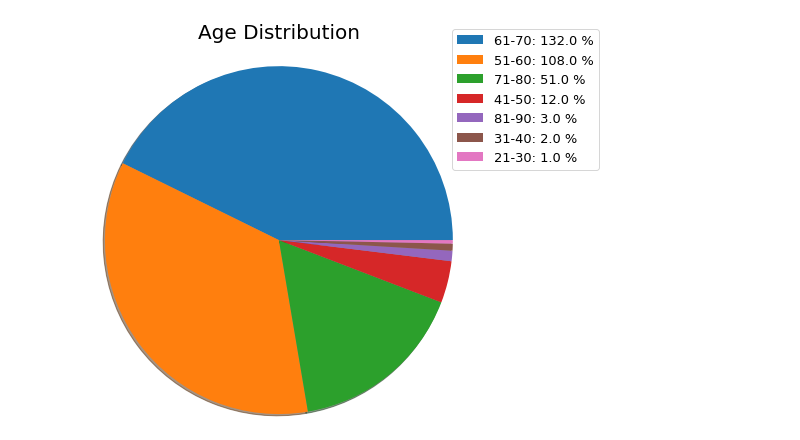
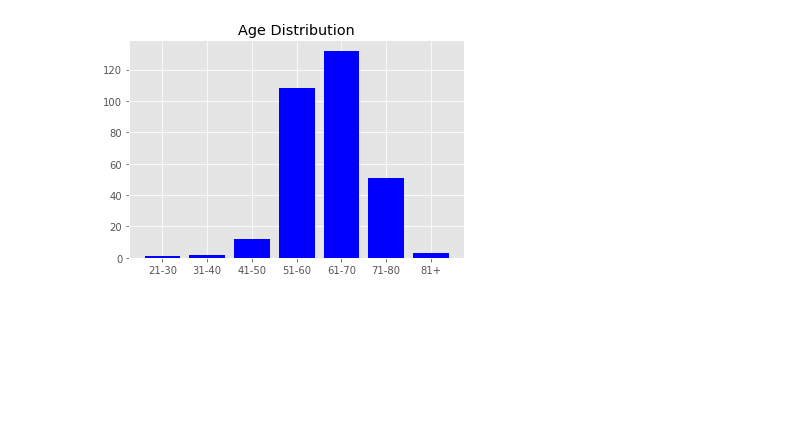
Before and after one commit to chunnali/Data-Analyst-Portfolio, a Jupyter notebook: Data_Analysis_Lung_Cancer.ipynb, the cells around one changed output. Saved outputs shown, nothing was run; the diff lists cells and outputs as text; code cells hidden in the pictures; blank space fills up the shorter version.

```diff
--- a/Data_Analysis_Lung_Cancer.ipynb
+++ b/Data_Analysis_Lung_Cancer.ipynb
@@ -64,25 +66,24 @@ def AD(row):
     elif row['AGE'] >= 71 and row['AGE'] <= 80:
         val = '71-80'
     elif row['AGE'] >= 81 and row['AGE'] <= 90:
-        val = '81-90'
+        val = '81+'
     return val
 
 df['AGE_DISTRIBUTION'] = df.apply(AD, axis=1)
 # %%
 # Pie chart of age distribution of patients
-count_age = df['AGE_DISTRIBUTION'].value_counts().reset_index()
+count_age = df['AGE_DISTRIBUTION'].value_counts().reset_index().sort_values(['index'],ascending=True)
 labels = count_age.iloc[:,0].to_numpy()
 values = count_age.iloc[:,1].to_numpy()
 
-plt.pie(values,
-        radius=2,
-        shadow=True)
-plt.legend(prop={'size':13},
-           bbox_to_anchor=(2, 1.5),
-           loc='upper right',
-            labels=['%s: %1.1f %%' % (l, s) for l, s in zip(labels, values)]
-         )
-plt.title('Age Distribution', y=1.4, fontsize='20')
+
+plt.style.use('ggplot')
+x = [i for i, _ in enumerate(labels)]
+plt.bar(labels,values,color='blue')
+plt.xticks(x,labels)
+plt.title('Age Distribution')
+
+
 plt.show()
 # %% [output]
-[figure, old version]
+[figure, new version]
```
Also changed, not shown: parts of 8 cells of this notebook.
